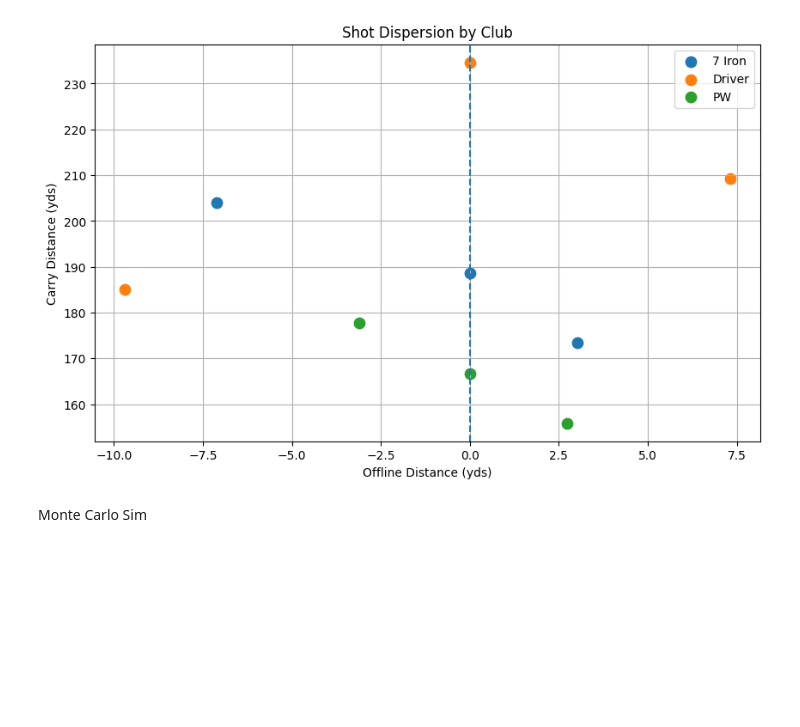
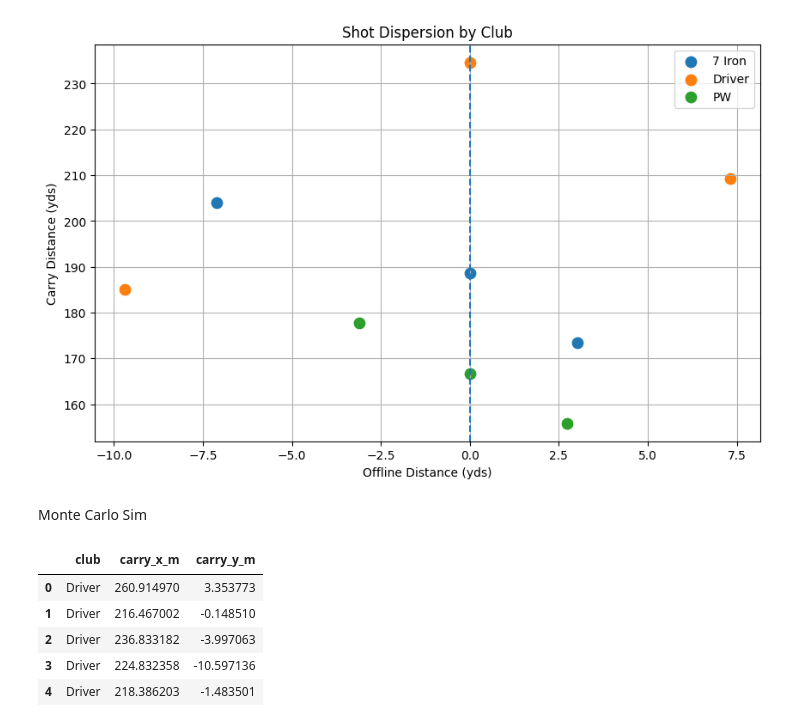
Before and after one commit to JP-Craig/golf-sim-lab, a Jupyter notebook: notebooks/01_shot_dispersion_analyzer.ipynb, the cells around one changed output. Cells and saved outputs as stored; diff of their text form; code cells hidden in the pictures; blank space fills up the shorter version.

```diff
--- a/notebooks/01_shot_dispersion_analyzer.ipynb
+++ b/notebooks/01_shot_dispersion_analyzer.ipynb
@@ -15,9 +19,9 @@ df.head()
 # %% [markdown]
 Unit Conversion
 # %%
-import numpy as np
-
 MPH_TO_MPS = 0.44704
+METERS_TO_YARDS = 1.09361
+METERS_TO_FEET = 3.28084
 
 df["ball_speed_mps"] = df["ball_speed_mph"] * MPH_TO_MPS
 df["launch_angle_rad"] = np.radians(df["launch_angle_deg"])
@@ -53,3 +94,6 @@ df[["club_name", "carry_x", "carry_y", "apex"]]
+# %%
+df["carry_x_yds"] = df["carry_x_m"] * METERS_TO_YARDS
+df["carry_y_yds"] = df["carry_y_m"] * METERS_TO_YARDS
 # %% [markdown]
 Plot of Dispersion
 # %%
@@ -96,13 +143,22 @@ def simulate_shots(row, n=1000):
 # %%
 sim_data = []
 
 for _, row in df.iterrows():
     sims = simulate_shots(row, n=100)
+
     for x, y in sims:
         sim_data.append({
             "club": row["club_name"],
-            "carry_x": x,
-            "carry_y": y
+            "carry_x_m": x,
+            "carry_y_m": y
         })
 
 sim_df = pd.DataFrame(sim_data)
+sim_df.head()
+# %% [output]
+|  | club | carry_x_m | carry_y_m |
+| 0 | Driver | 260.914970 | 3.353773 |
+| 1 | Driver | 216.467002 | -0.148510 |
+| 2 | Driver | 236.833182 | -3.997063 |
+| 3 | Driver | 224.832358 | -10.597136 |
+| 4 | Driver | 218.386203 | -1.483501 |
```
Also changed, not shown: parts of 14 cells of this notebook.
